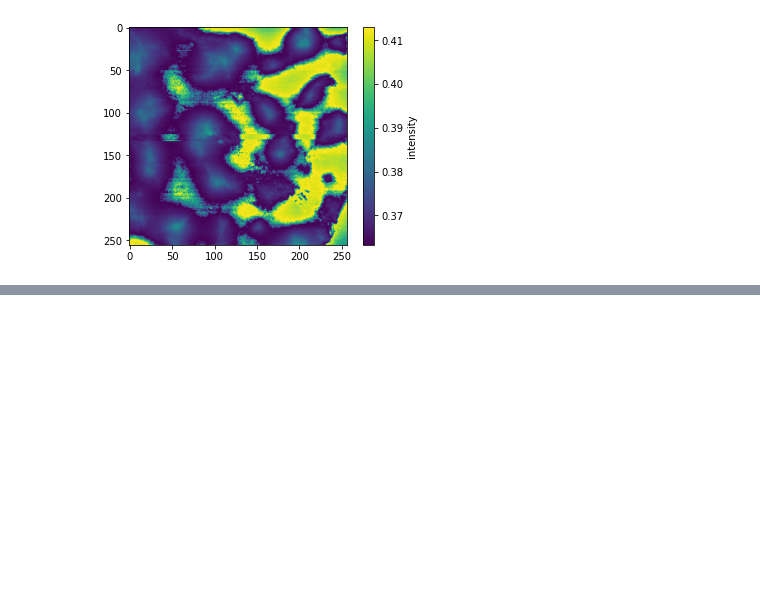
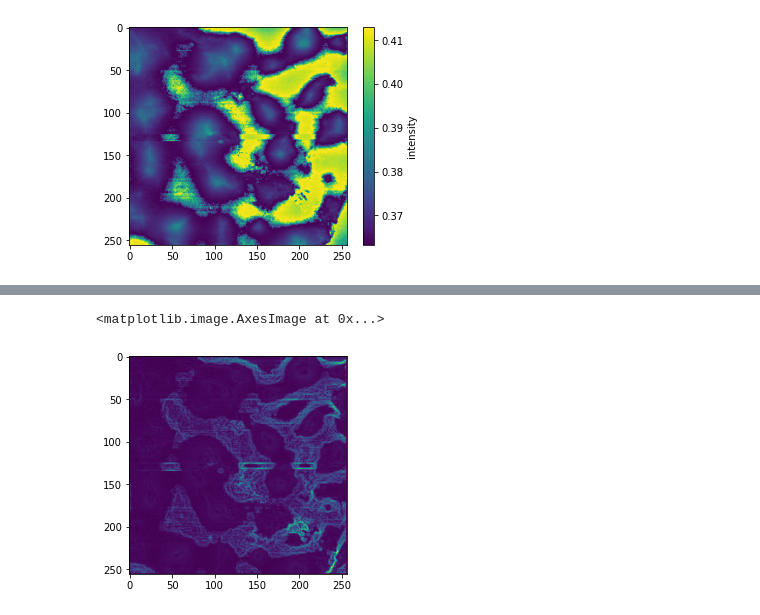
Before and after one commit to mdbresh/HyperUnmixing, a Jupyter notebook: notebooks/HyperUnmixing_muammer.ipynb, the cells around one changed output, grey strips where cells are left out. Saved outputs shown, nothing was run; the diff lists cells and outputs as text; code cells hidden in the pictures; blank space fills up the shorter version.

```diff
--- a/notebooks/HyperUnmixing_muammer.ipynb
+++ b/notebooks/HyperUnmixing_muammer.ipynb
@@ -856,0 +874,8 @@ plt.imshow(rgb2gray(wavenumber_1490), cmap='gray')
+# %%
+coins=rgb2gray(wavenumber_1500)
+elevation_map = sobel(coins)
+# %%
+plt.imshow(elevation_map)
+# %% [output]
+<matplotlib.image.AxesImage at 0x...>
+[figure, added]
```
Also changed, not shown: parts of 12 cells of this notebook.
